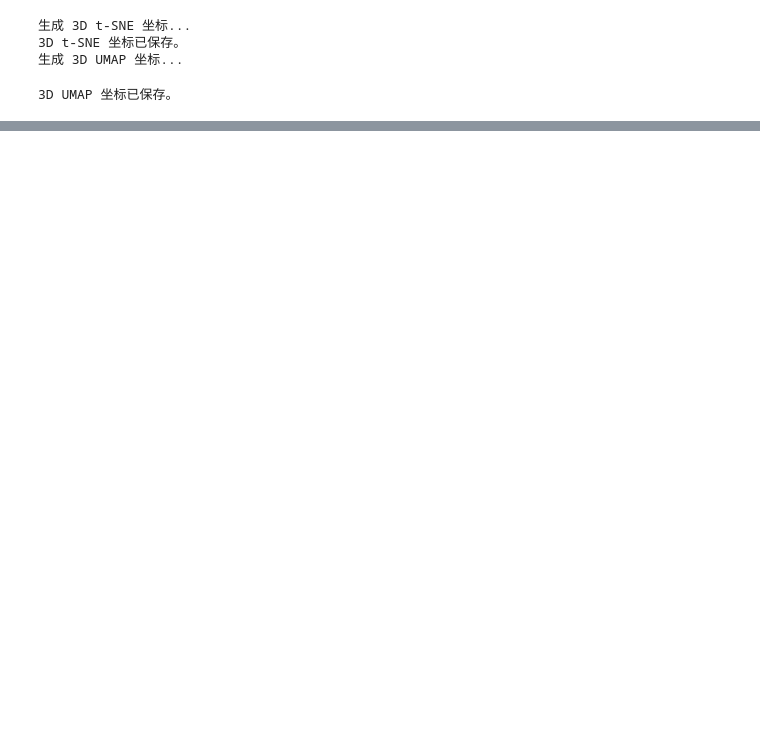
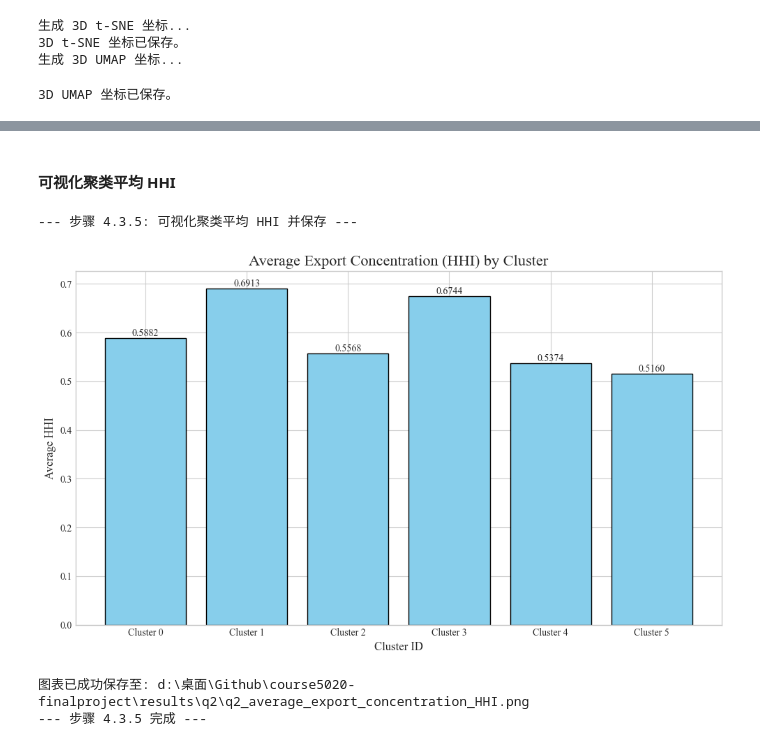
Before and after one commit to George-hardworking/course5020-finalproject, a Jupyter notebook: scripts/q2.ipynb, the cells around one changed output, grey strips where cells are left out. Saved outputs shown, nothing was run; the diff lists cells and outputs as text; code cells hidden in the pictures; blank space fills up the shorter version.

```diff
--- a/scripts/q2.ipynb
+++ b/scripts/q2.ipynb
@@ -2126,0 +4091,78 @@ print("第二次修正版步骤 3.2.7 完成")
+# %% [markdown]
+#### 可视化聚类平均 HHI
+# %%
+import os
+import numpy as np
+import matplotlib.pyplot as plt
+
+# --- 步骤 4.3.5: 可视化聚类平均 HHI 并保存 ---
+
+print("\n--- 步骤 4.3.5: 可视化聚类平均 HHI 并保存 ---")
+
+# 定义保存路径 (与之前步骤保持一致)
+umap_plot_path = os.path.join(os.path.dirname(os.getcwd()), 'results', 'q2')
+
+# 确保保存目录存在
+os.makedirs(umap_plot_path, exist_ok=True)
+
+# 检查 cluster_avg_hhi 字典是否存在 (来自步骤 4.3.4)
+if 'cluster_avg_hhi' not in globals():
+    print("错误: 未找到 cluster_avg_hhi 字典。请确保步骤 4.3.4 已成功运行。")
+else:
+    # 准备数据
+    clusters = sorted(cluster_avg_hhi.keys())
+    avg_hhi_values = [cluster_avg_hhi[c] for c in clusters]
+
+    # 创建图形和轴
+    fig, ax = plt.subplots(figsize=(10, 6))
+
+    # 设置全局字体为 Times New Roman (符合SCI规范)
+    plt.rcParams['font.family'] = 'Times New Roman'
+
+    # 绘制条形图
+    bars = ax.bar(np.arange(len(clusters)), avg_hhi_values, color='skyblue', edgecolor='black')
+
+    # 设置图表标题和轴标签 (使用英文)
+    ax.set_title('Average Export Concentration (HHI) by Cluster', fontsize=16)
+    ax.set_xlabel('Cluster ID', fontsize=12)
+    ax.set_ylabel('Average HHI', fontsize=12)
+
+    # 设置 x 轴刻度标签 (Cluster 0, Cluster 1, ...)
+    ax.set_xticks(np.arange(len(clusters)))
+    ax.set_xticklabels([f'Cluster {c}' for c in clusters])
+
+    # 在每个条形上添加数值标签 (处理 NaN)
+    for i, bar in enumerate(bars):
+        height = bar.get_height()
+        if np.isnan(avg_hhi_values[i]):
+            # 对于 NaN，显示 'N/A'
+             ax.text(bar.get_x() + bar.get_width()/2., height + 0.01,
+                    'N/A',
+                    ha='center', va='bottom', fontsize=10)
+        else:
+            # 对于有效数值，显示格式化后的值
+            ax.text(bar.get_x() + bar.get_width()/2., height,
+                    f'{avg_hhi_values[i]:.4f}', # 保留四位小数
+                    ha='center', va='bottom', fontsize=10)
+
+    # 自动调整布局以防止标签重叠
+    plt.tight_layout()
+
+    # 构建保存文件名
+    save_file_name = 'q2_average_export_concentration_HHI.png'
+    save_file_path = os.path.join(umap_plot_path, save_file_name)
+
+    # 保存图片 (高分辨率 PNG 格式，符合SCI规范)
+    plt.savefig(save_file_path, format='png', dpi=300, bbox_inches='tight')
+
+    # 显示图形
+    plt.show()
+
+    print(f"图表已成功保存至: {save_file_path}")
+
+print("--- 步骤 4.3.5 完成 ---")
+# %% [output]
+--- 步骤 4.3.5: 可视化聚类平均 HHI 并保存 ---
+[figure, added]
+图表已成功保存至: d:\桌面\Github\course5020-finalproject\results\q2\q2_average_export_concentration_HHI.png
+--- 步骤 4.3.5 完成 ---
```
Also changed, not shown: parts of 87 cells of this notebook, 14 other files.
